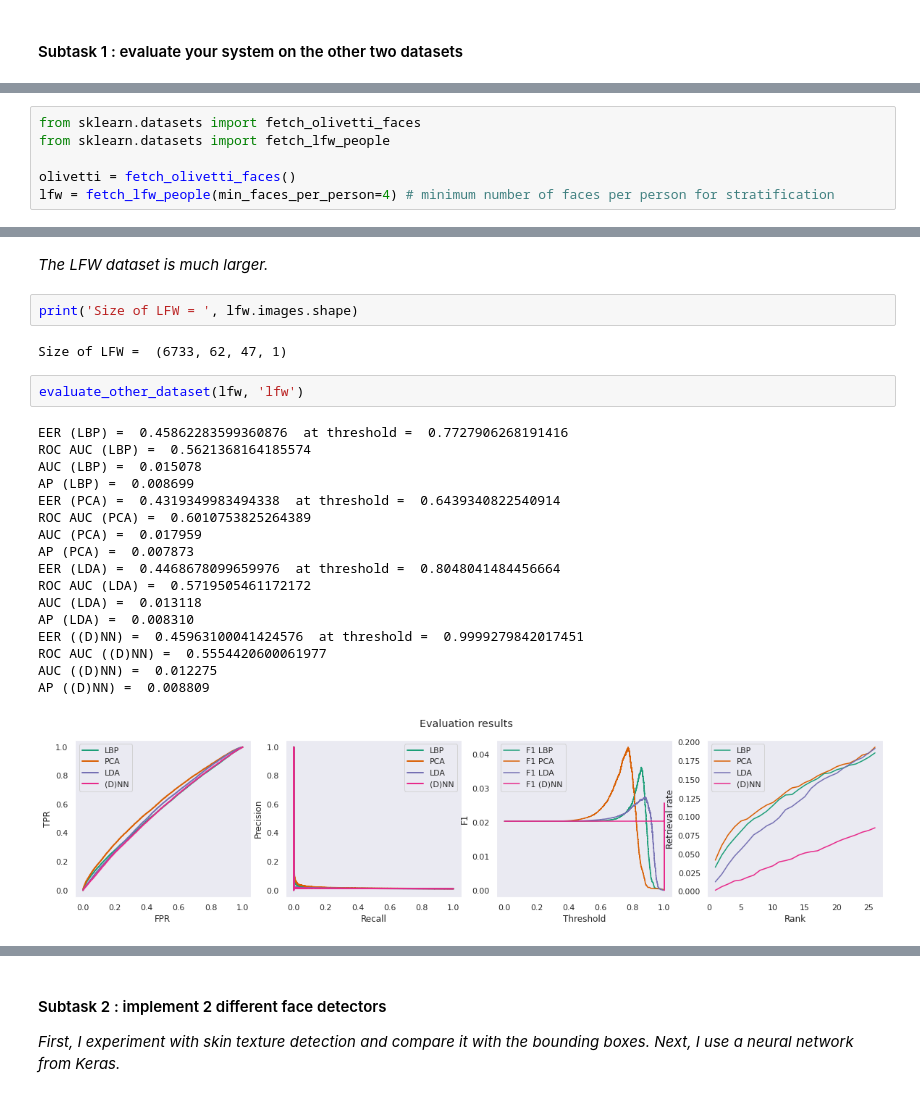
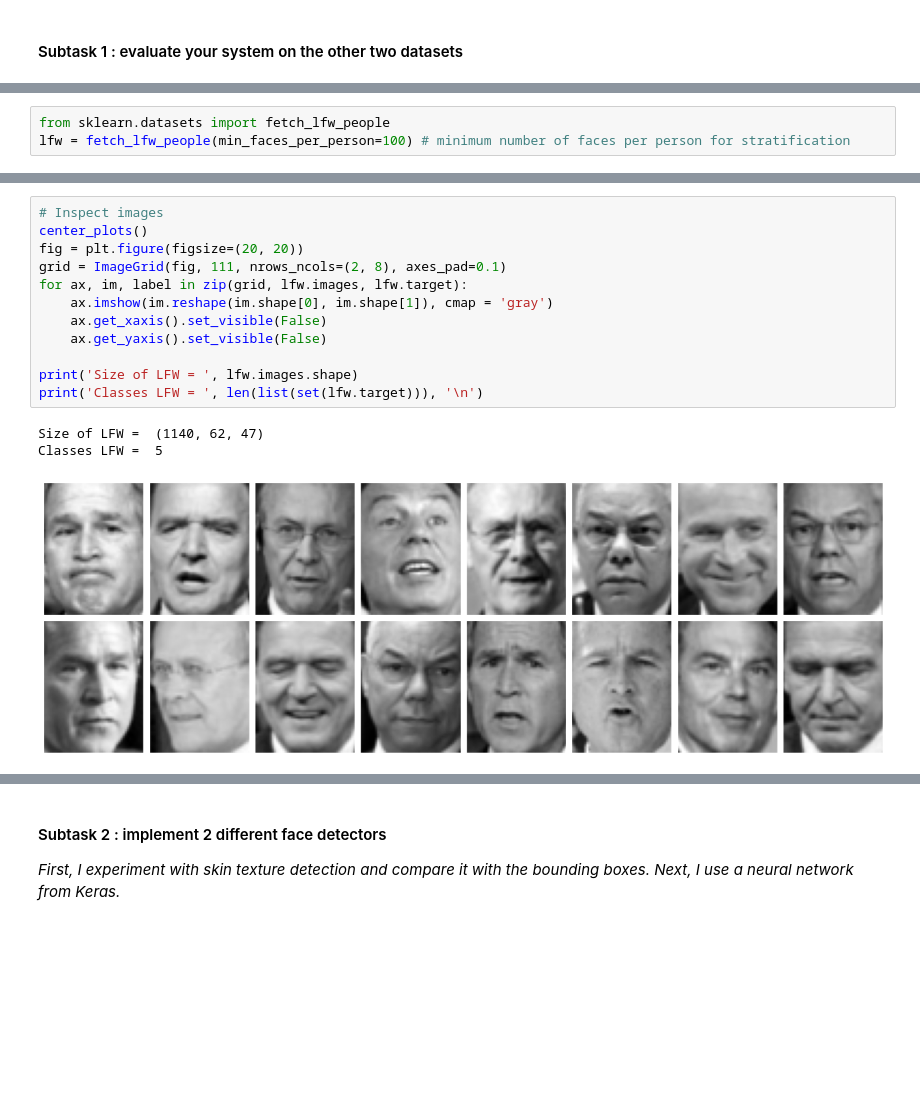
Before and after one commit to BrunoVandekerkhove/biometric-systems, a Jupyter notebook: face_recognition/facial_recognition.ipynb, the cells around one changed output, grey strips where cells are left out. Cells and saved outputs as stored; diff of their text form; blank space fills up the shorter version.

```diff
--- a/face_recognition/facial_recognition.ipynb
+++ b/face_recognition/facial_recognition.ipynb
@@ -1024,6 +1085,3 @@ AP ((D)NN) =  0.019416
 # %%
-from sklearn.datasets import fetch_olivetti_faces
 from sklearn.datasets import fetch_lfw_people
-
-olivetti = fetch_olivetti_faces()
-lfw = fetch_lfw_people(min_faces_per_person=4) # minimum number of faces per person for stratification
+lfw = fetch_lfw_people(min_faces_per_person=100) # minimum number of faces per person for stratification
@@ -1079,26 +1088,16 @@ AP ((D)NN) =  0.008462
-# %% [markdown]
-*The LFW dataset is much larger.*
-# %%
-print('Size of LFW = ', lfw.images.shape)
-# %% [output]
-Size of LFW =  (6733, 62, 47, 1)
-# %%
-evaluate_other_dataset(lfw, 'lfw')
-# %% [output]
-EER (LBP) =  0.45862283599360876  at threshold =  0.7727906268191416
-ROC AUC (LBP) =  0.5621368164185574
-AUC (LBP) =  0.015078
-AP (LBP) =  0.008699
-EER (PCA) =  0.4319349983494338  at threshold =  0.6439340822540914
-ROC AUC (PCA) =  0.6010753825264389
-AUC (PCA) =  0.017959
-AP (PCA) =  0.007873
-EER (LDA) =  0.4468678099659976  at threshold =  0.8048041484456664
-ROC AUC (LDA) =  0.5719505461172172
-AUC (LDA) =  0.013118
-AP (LDA) =  0.008310
-EER ((D)NN) =  0.45963100041424576  at threshold =  0.9999279842017451
-ROC AUC ((D)NN) =  0.5554420600061977
-AUC ((D)NN) =  0.012275
-AP ((D)NN) =  0.008809
-[figure, removed]
+# %%
+# Inspect images
+center_plots()
+fig = plt.figure(figsize=(20, 20))
+grid = ImageGrid(fig, 111, nrows_ncols=(2, 8), axes_pad=0.1)
+for ax, im, label in zip(grid, lfw.images, lfw.target):
+    ax.imshow(im.reshape(im.shape[0], im.shape[1]), cmap = 'gray')
+    ax.get_xaxis().set_visible(False)
+    ax.get_yaxis().set_visible(False)
+
+print('Size of LFW = ', lfw.images.shape)
+print('Classes LFW = ', len(list(set(lfw.target))), '\n')
+# %% [output]
+Size of LFW =  (1140, 62, 47)
+Classes LFW =  5
+[figure, added]
```
Also changed, not shown: parts of 24 cells of this notebook.
